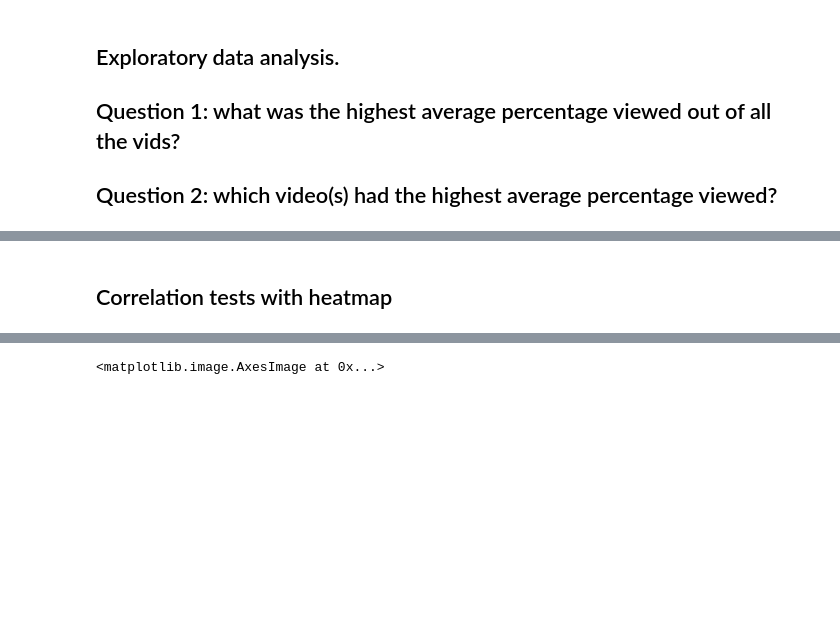
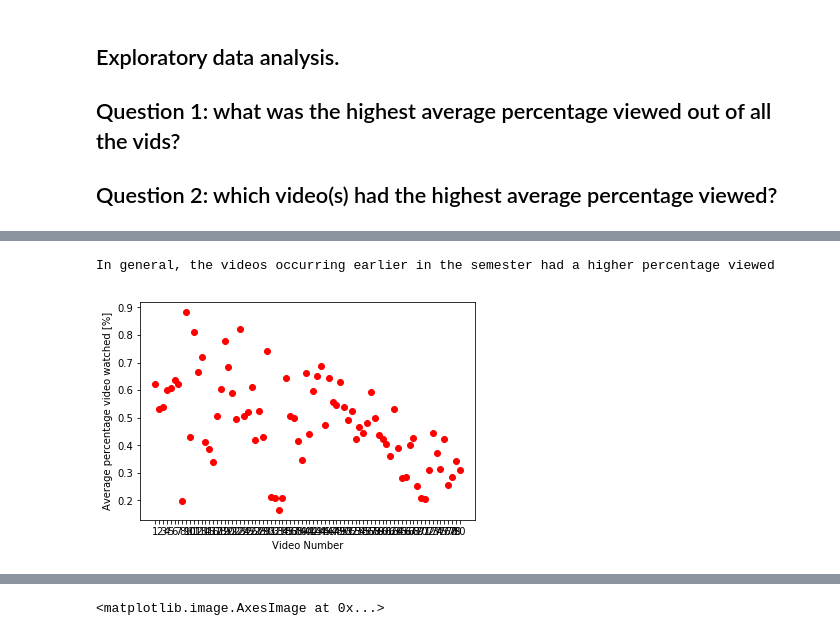
Before and after one commit to BevanSmith/Videos, a Jupyter notebook: Videos feature selection.ipynb, the cells around one changed output, grey strips where cells are left out. Cells and saved outputs as stored; diff of their text form; code cells hidden in the pictures; blank space fills up the shorter version.

```diff
--- a/Videos feature selection.ipynb
+++ b/Videos feature selection.ipynb
@@ -41,2 +41,23 @@ KeyError: 0.8825240899634831
-# %% [markdown]
-## Correlation tests with heatmap
+# %%
+import seaborn as sns
+from scipy import stats
+
+## Getting the average watch time for each video
+## Storing it in a list
+## the aim is to plot each video and its corresponding average percentage viewed
+ave_video_watched = []
+
+#for i in range(len(vid_feat.columns)):
+ #   ave_video_watched.append(vid_feat.iloc[:,i].mean())
+
+    ## making use of list comprehension
+ave_video_watched =[vid_feat.iloc[:,i].mean() for i in range(len(vid_feat.columns) )]
+vid_stats.head()
+num_videos = vid_feat.columns  ## creating an number
+plt.plot(num_videos, ave_video_watched, 'ro')
+plt.xlabel('Video Number')
+plt.ylabel('Average percentage video watched [%]')
+print('In general, the videos occurring earlier in the semester had a higher percentage viewed')
+# %% [output]
+In general, the videos occurring earlier in the semester had a higher percentage viewed
+[figure, added]
```
Also changed, not shown: parts of 4 cells of this notebook.
